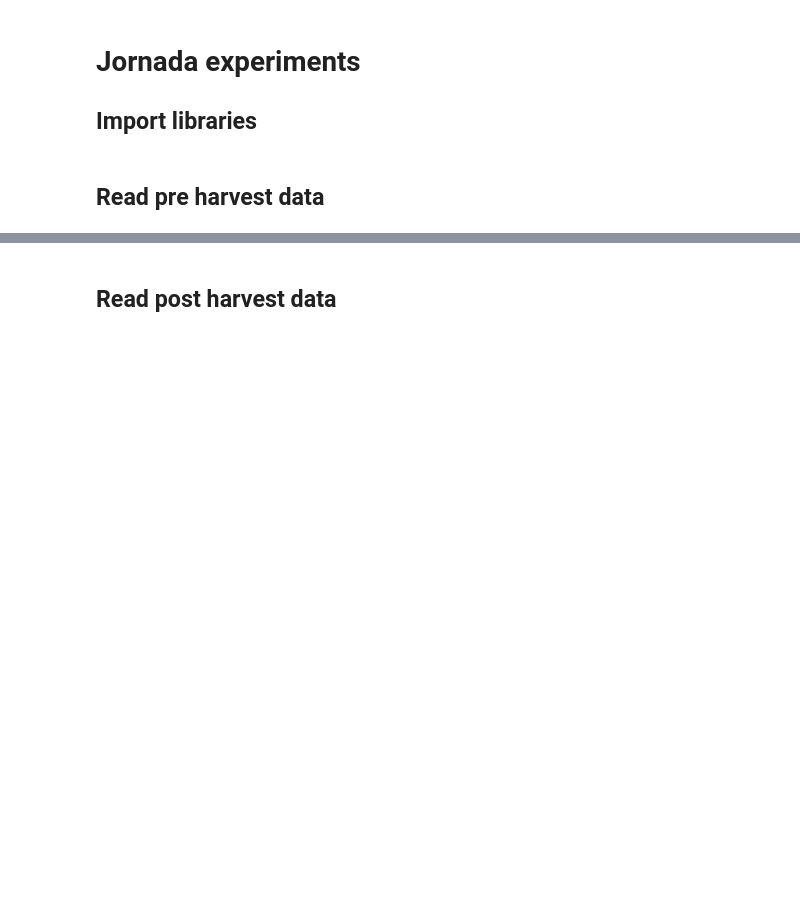
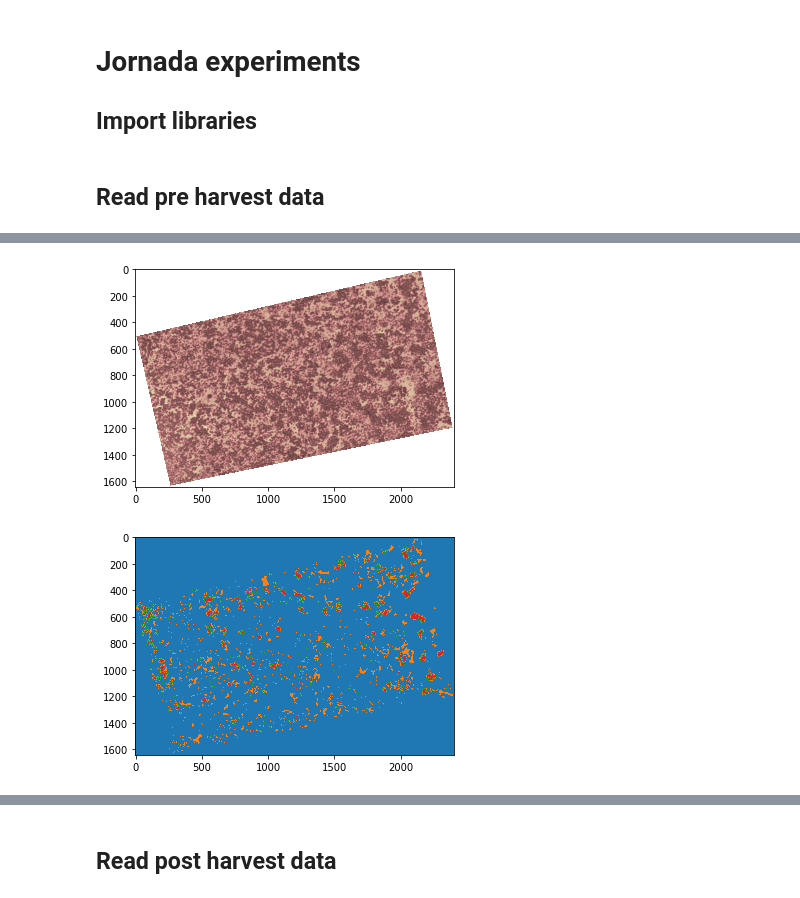
Before and after one commit to Aryal007/ml_satellite_image_segmentation, a Jupyter notebook: example_jornada_airborne.ipynb, the cells around one changed output, grey strips where cells are left out. Cells and saved outputs as stored; diff of their text form; code cells hidden in the pictures; blank space fills up the shorter version.

```diff
--- a/example_jornada_airborne.ipynb
+++ b/example_jornada_airborne.ipynb
@@ -36,6 +45,11 @@ m_pre_data.view_mask(m_pre_mask)
 # %%
 p_pre_data = Data(p_pre_tiff_filename, p_pre_shp_filename, classes = ['Graminoid', 'Bare Ground', 'Shade', 'Other'])
 p_pre_tiff = p_pre_data.read_tiff()
 p_pre_mask = p_pre_data.get_mask(column="Classname")
-p_pre_X, c_pre_y = p_pre_data.get_Xy(p_pre_tiff, p_pre_mask, n_sample = 50000, save=False)
+p_pre_X, p_pre_y = p_pre_data.get_Xy(p_pre_tiff, p_pre_mask, n_sample = 50000, save=False)
+p_pre_data.view_tiff(p_pre_tiff, channel=1)
+p_pre_data.view_mask(p_pre_mask)
+# %% [output]
+[figure, added]
+[figure, added]
 # %%
```
Also changed, not shown: parts of 63 cells of this notebook, 4 other files.
